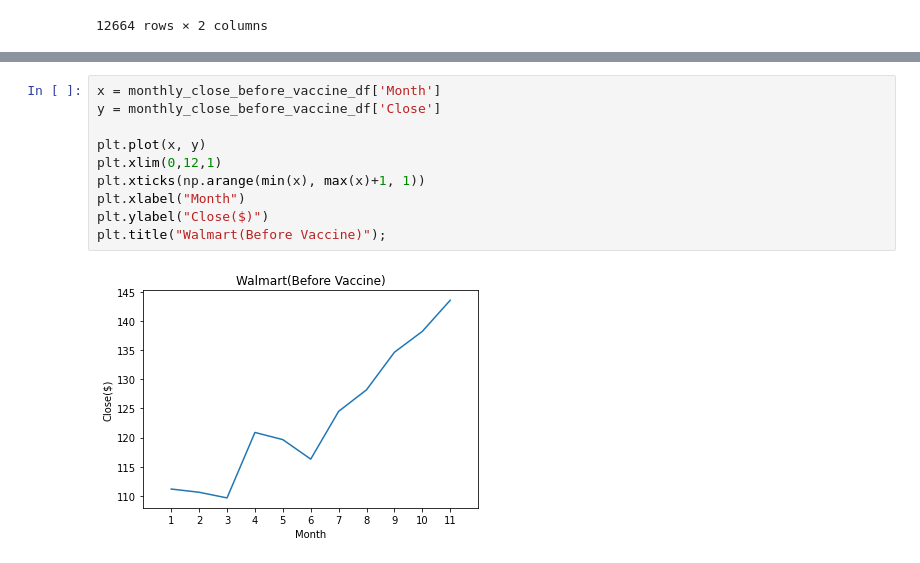
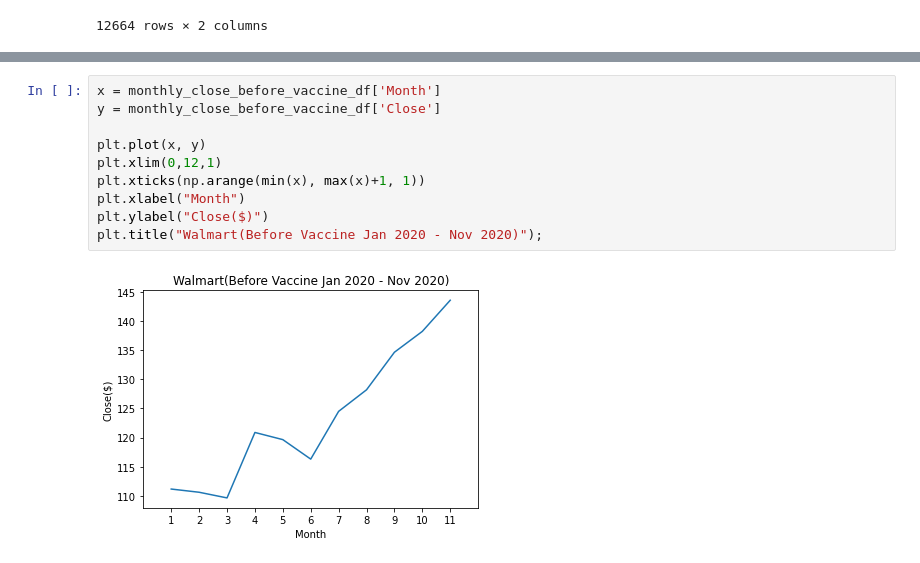
Before and after one commit to cjallow01/project-1, a Jupyter notebook: Retail_Walmart_Stocks.ipynb, the cells around one changed output, grey strips where cells are left out. Cells and saved outputs as stored; diff of their text form.

```diff
--- a/Retail_Walmart_Stocks.ipynb
+++ b/Retail_Walmart_Stocks.ipynb
@@ -179,13 +178,13 @@ monthly_close_before_vaccine_df
 # %%
 x = monthly_close_before_vaccine_df['Month']
 y = monthly_close_before_vaccine_df['Close']
 
 plt.plot(x, y)
 plt.xlim(0,12,1)
 plt.xticks(np.arange(min(x), max(x)+1, 1))
 plt.xlabel("Month")
 plt.ylabel("Close($)")
-plt.title("Walmart(Before Vaccine)");
+plt.title("Walmart(Before Vaccine Jan 2020 - Nov 2020)");
 # %% [output]
-[figure, old version]
+[figure, new version]
 # %%
```
Also changed, not shown: parts of 9 cells of this notebook.
